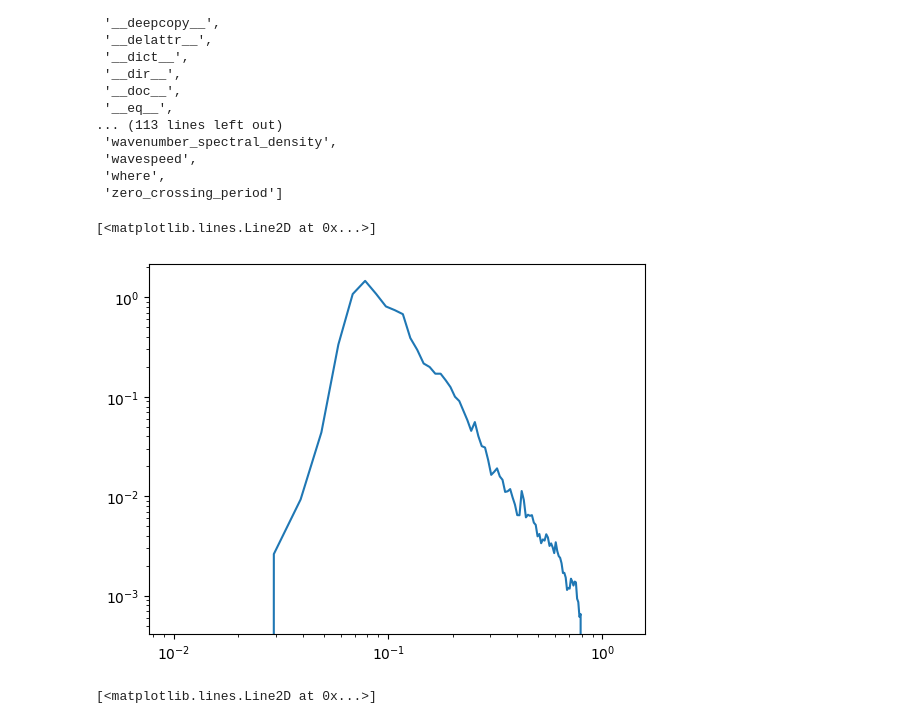
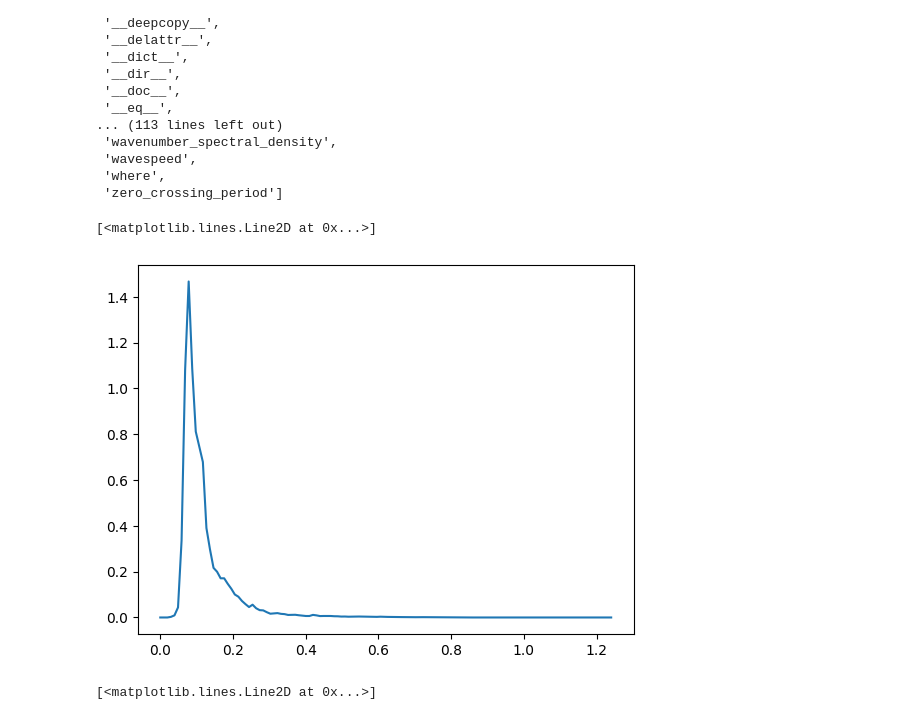
Before and after one commit to sofarocean/spotter-analysis-examples, a Jupyter notebook: sd_card_analysis.ipynb, the cells around one changed output. Saved outputs shown, nothing was run; the diff lists cells and outputs as text; code cells hidden in the pictures.

```diff
--- a/sd_card_analysis.ipynb
+++ b/sd_card_analysis.ipynb
@@ -149,10 +149,10 @@ dir(spectrum)
  'where',
  'zero_crossing_period']
 # %%
-plt.loglog(spectrum.frequency, spectrum.variance_density[0,:])
+plt.plot(spectrum.frequency, spectrum.variance_density[0,:])
 # %% [output]
 [<matplotlib.lines.Line2D at 0x...>]
-[figure, old version]
+[figure, new version]
 # %%
 plt.plot(spectrum.time, spectrum.significant_waveheight())
 # %% [output]
```
Also changed, not shown: parts of 8 cells of this notebook, 4 other files.
